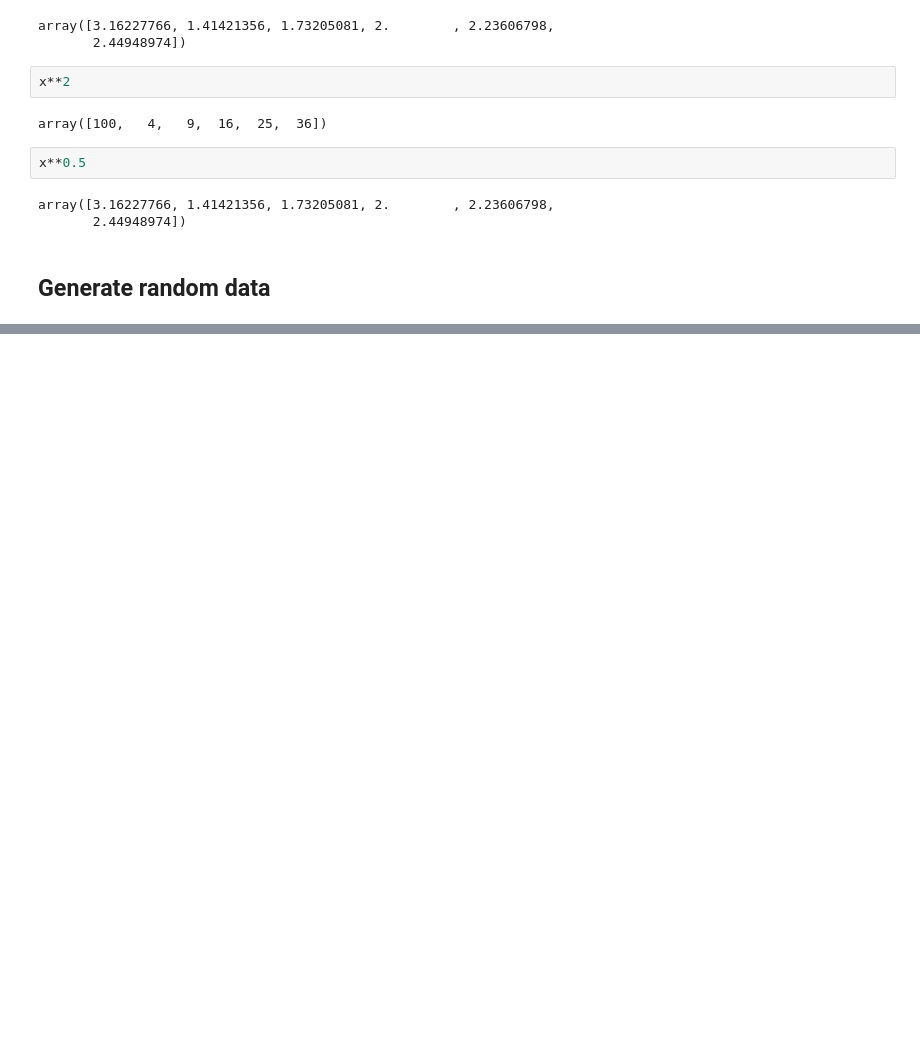
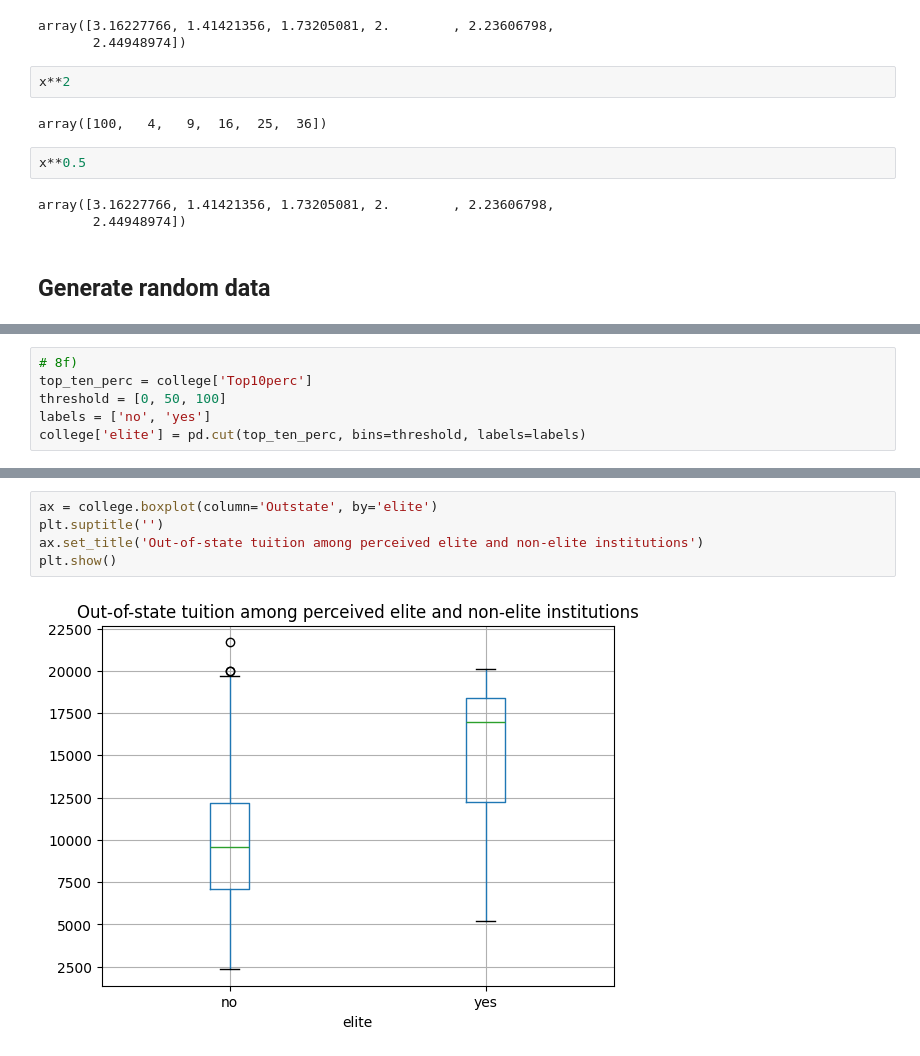
Before and after one commit to caoa0816/ISLP_labs, a Jupyter notebook: main/ch02.ipynb, the cells around one changed output, grey strips where cells are left out. Drawn from its saved outputs; the diff is of its cells as text; blank space fills up the shorter version.

```diff
--- a/main/ch02.ipynb
+++ b/main/ch02.ipynb
@@ -126,0 +219,6 @@ array([[1.        , 0.63348934],
+# %%
+# 8f)
+top_ten_perc = college['Top10perc']
+threshold = [0, 50, 100]
+labels = ['no', 'yes']
+college['elite'] = pd.cut(top_ten_perc, bins=threshold, labels=labels)
@@ -126,0 +232,7 @@ array([[1.        , 0.63348934],
+# %%
+ax = college.boxplot(column='Outstate', by='elite')
+plt.suptitle('')
+ax.set_title('Out-of-state tuition among perceived elite and non-elite institutions')
+plt.show()
+# %% [output]
+[figure, added]
```
Also changed, not shown: parts of 21 cells of this notebook.
